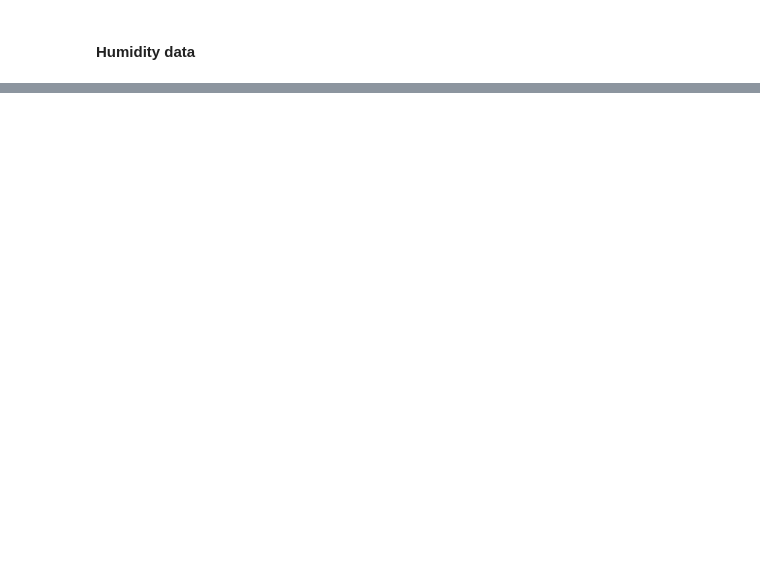
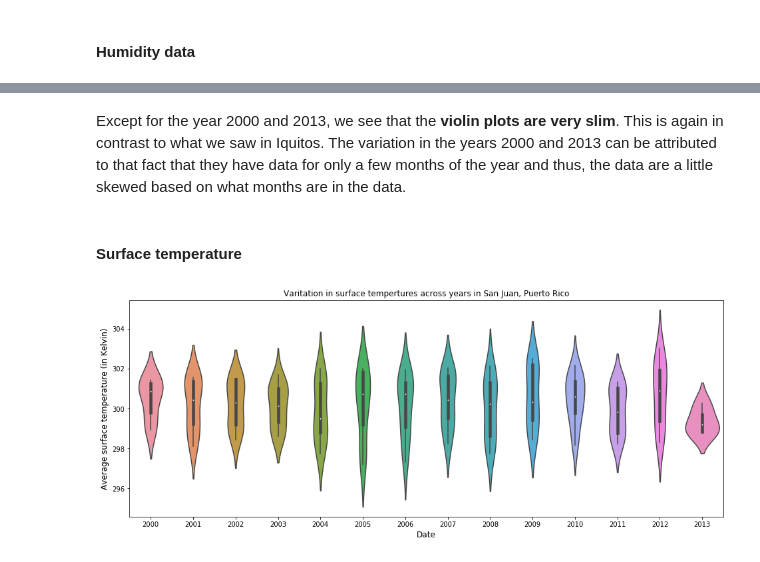
Before and after one commit to ITWSXInformatics/DengueSpreadInformationSystemDSIS, a Jupyter notebook: Data Analysis.ipynb, the cells around one changed output, grey strips where cells are left out. Drawn from its saved outputs; the diff is of its cells as text; code cells hidden in the pictures; blank space fills up the shorter version.

```diff
--- a/Data Analysis.ipynb
+++ b/Data Analysis.ipynb
@@ -301,0 +360,17 @@ The relative humidity is consistent across years bur varies quite a lot within a
+# %% [markdown]
+Except for the year 2000 and 2013, we see that the **violin plots are very slim**. This is again in contrast to what we saw in Iquitos. The variation in the years 2000 and 2013 can be attributed to that fact that they have data for only a few months of the year and thus, the data are a little skewed based on what months are in the data.
+# %% [markdown]
+#### Surface temperature
+# %%
+plt.figure(figsize = (16, 6))
+
+temp_in_k = dataset['TAVG'] + 273.15
+dataset = dataset.assign(tavg_k = temp_in_k)
+
+plot = sns.violinplot(x = 'year', y = 'tavg_k', data = dataset)
+plot.set_xlabel("Date",fontsize = 12)
+plot.set_ylabel("Average surface temperature (in Kelvin)",fontsize = 12)
+plot.set_title("Varitation in surface tempertures across years in San Juan, Puerto Rico")
+plot.get_figure().savefig("plots/san_juan_surf_temperature.png")
+# %% [output]
+[figure, added]
```
Also changed, not shown: parts of 22 cells of this notebook, 6 other files.
